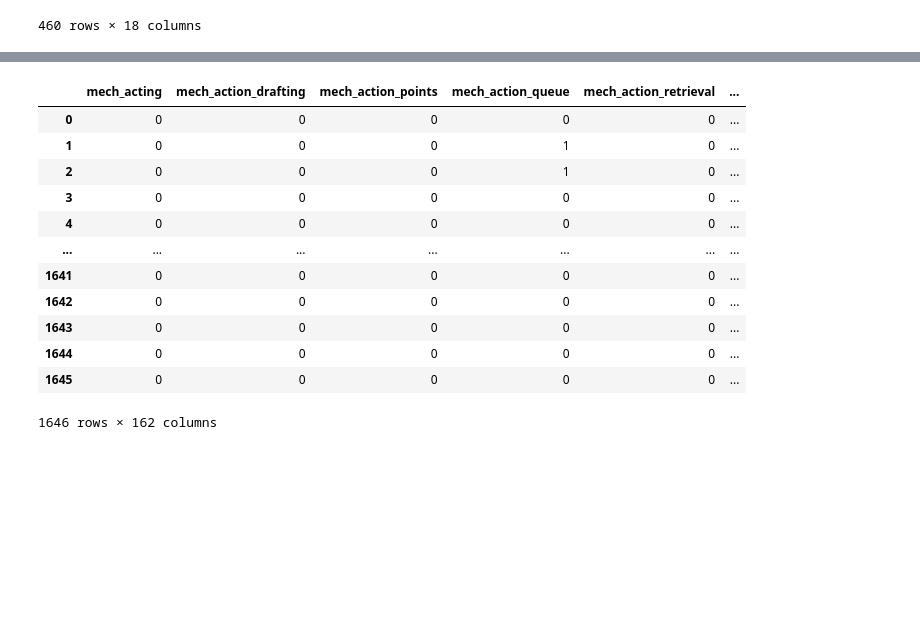
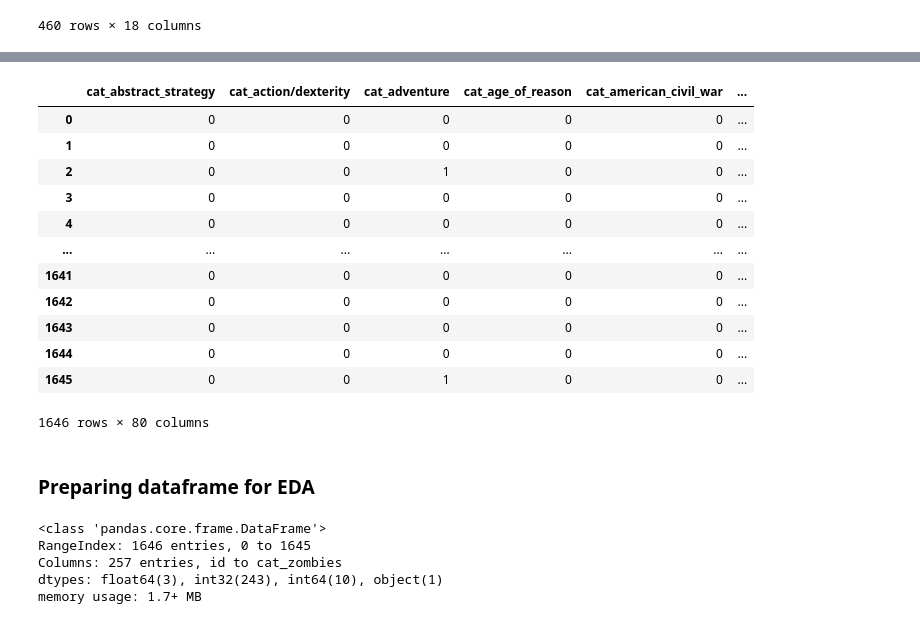
Before and after one commit to muhdfaaizkhan/personal-repo, a Jupyter notebook: personal-projects/bgg_project/code/1-data_collection.ipynb, the cells around one changed output, grey strips where cells are left out. Cells and saved outputs as stored; diff of their text form; code cells hidden in the pictures; blank space fills up the shorter version.

Commit message:
updated code with completed cleaning and df export steps

```diff
--- a/personal-projects/bgg_project/code/1-data_collection.ipynb
+++ b/personal-projects/bgg_project/code/1-data_collection.ipynb
@@ -264,19 +289,24 @@ test = mlb_mech.fit_transform(merged_df['mechanics'])
 # %%
-test2 = pd.DataFrame(test, columns='mech_'+mlb_mech.classes_).rename(str.lower, axis='columns')
-test2.columns = test2.columns.str.replace(' ', '_').str.replace('_/_','/')
+# Repeating above steps for the 'categories' column
+mlb_cat = MultiLabelBinarizer()
+cat_arr = mlb_cat.fit_transform(merged_df['categories'])
+cat_df = pd.DataFrame(cat_arr, columns='cat_'+mlb_cat.classes_).rename(str.lower, axis='columns')
+cat_df.columns = cat_df.columns.str.replace(' ', '_').str.replace('_/_','/')
-# %%
-test2
-# %% [output]
-|  | mech_acting | mech_action_drafting | mech_action_points | mech_action_queue | mech_action_retrieval | ... |
-| 0 | 0 | 0 | 0 | 0 | 0 | ... |
-| 1 | 0 | 0 | 0 | 1 | 0 | ... |
-| 2 | 0 | 0 | 0 | 1 | 0 | ... |
-| 3 | 0 | 0 | 0 | 0 | 0 | ... |
-| 4 | 0 | 0 | 0 | 0 | 0 | ... |
-| ... | ... | ... | ... | ... | ... | ... |
-| 1641 | 0 | 0 | 0 | 0 | 0 | ... |
-| 1642 | 0 | 0 | 0 | 0 | 0 | ... |
-| 1643 | 0 | 0 | 0 | 0 | 0 | ... |
-| 1644 | 0 | 0 | 0 | 0 | 0 | ... |
-| 1645 | 0 | 0 | 0 | 0 | 0 | ... |
-1646 rows × 162 columns
+# %%
+cat_df
+# %% [output]
+|  | cat_abstract_strategy | cat_action/dexterity | cat_adventure | cat_age_of_reason | cat_american_civil_war | ... |
+| 0 | 0 | 0 | 0 | 0 | 0 | ... |
+| 1 | 0 | 0 | 0 | 0 | 0 | ... |
+| 2 | 0 | 0 | 1 | 0 | 0 | ... |
+| 3 | 0 | 0 | 0 | 0 | 0 | ... |
+| 4 | 0 | 0 | 0 | 0 | 0 | ... |
+| ... | ... | ... | ... | ... | ... | ... |
+| 1641 | 0 | 0 | 0 | 0 | 0 | ... |
+| 1642 | 0 | 0 | 0 | 0 | 0 | ... |
+| 1643 | 0 | 0 | 0 | 0 | 0 | ... |
+| 1644 | 0 | 0 | 0 | 0 | 0 | ... |
+| 1645 | 0 | 0 | 1 | 0 | 0 | ... |
+1646 rows × 80 columns
+# %% [markdown]
+### Preparing dataframe for EDA
@@ -282,0 +322,8 @@ test2
+# %%
+working_df.info()
+# %% [output]
+<class 'pandas.core.frame.DataFrame'>
+RangeIndex: 1646 entries, 0 to 1645
+Columns: 257 entries, id to cat_zombies
+dtypes: float64(3), int32(243), int64(10), object(1)
+memory usage: 1.7+ MB
```
Also changed, not shown: parts of 14 cells of this notebook.
